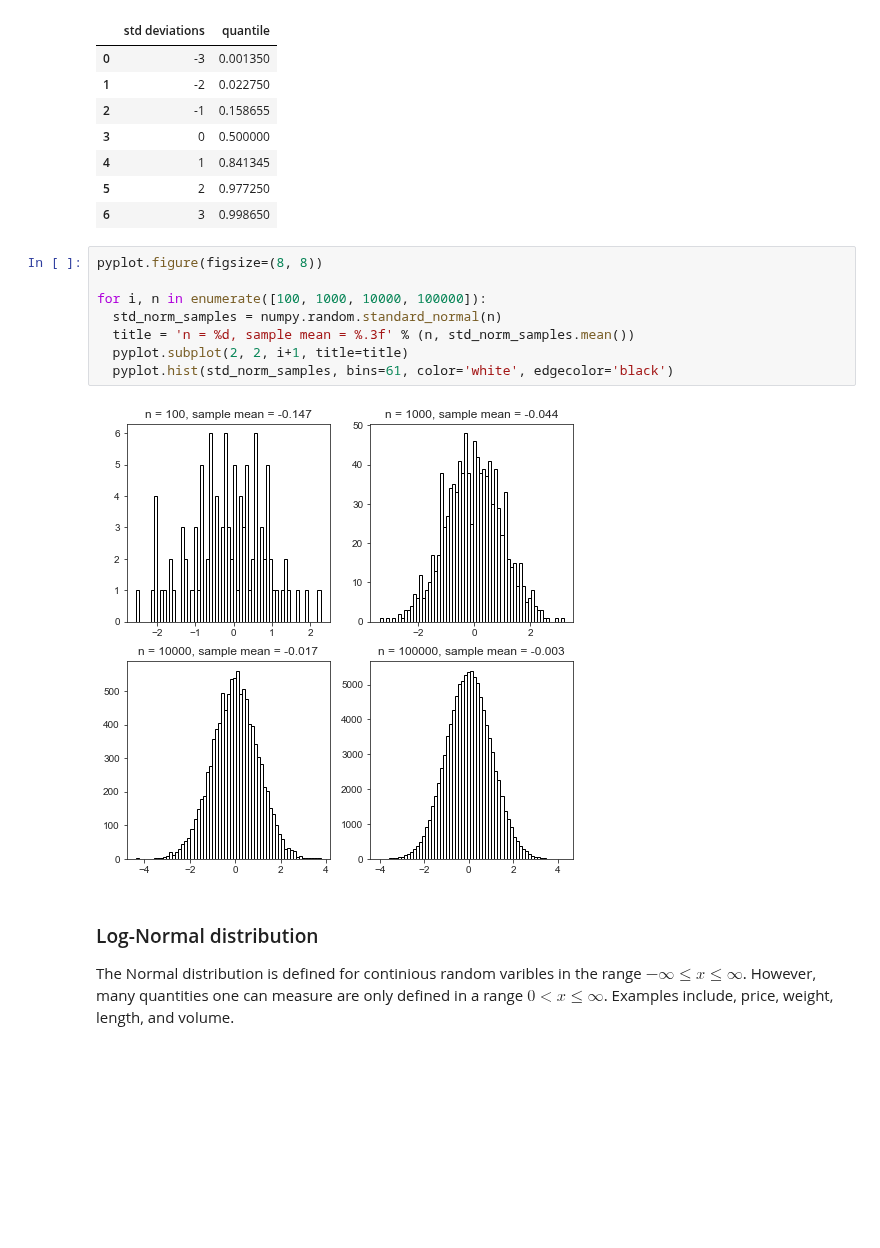
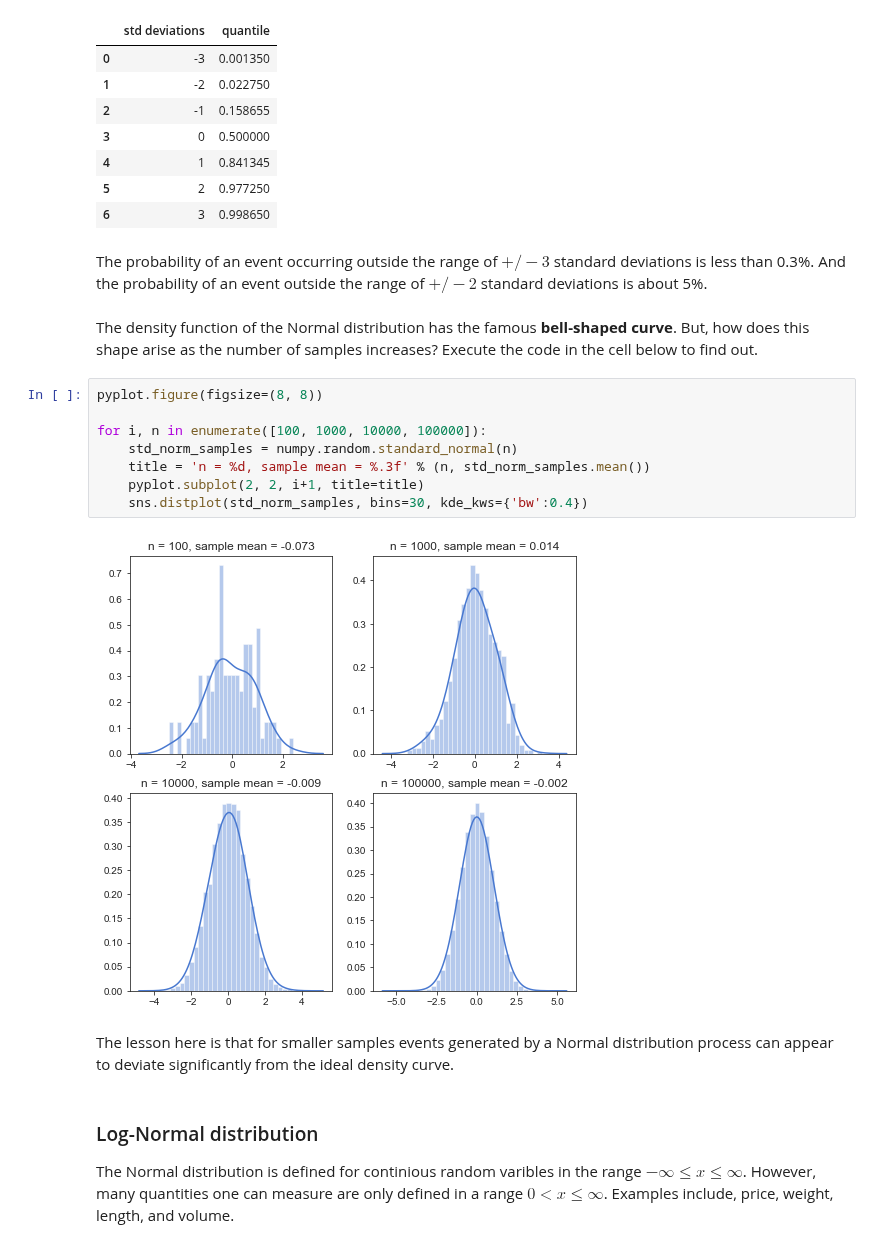
Before and after one commit to StephenElston/DataScience410, a Jupyter notebook: Lecture3/IntroToDistributions.ipynb, the cells around one changed output. Cells and saved outputs as stored; diff of their text form; blank space fills up the shorter version.

Commit message:
Improved code and updated discussion of distributions

```diff
--- a/Lecture3/IntroToDistributions.ipynb
+++ b/Lecture3/IntroToDistributions.ipynb
@@ -400,16 +407,22 @@ pandas.DataFrame({
 | 4 | 1 | 0.841345 |
 | 5 | 2 | 0.977250 |
 | 6 | 3 | 0.998650 |
+# %% [markdown]
+The probability of an event occurring outside the range of $+/- 3$ standard deviations is less than 0.3%. And the probability of an event outside the range of $+/- 2$ standard deviations is about 5%.
+# %% [markdown]
+The density function of the Normal distribution has the famous **bell-shaped curve**. But, how does this shape arise as the number of samples increases? Execute the code in the cell below to find out.
 # %%
 pyplot.figure(figsize=(8, 8))
 
 for i, n in enumerate([100, 1000, 10000, 100000]):
-  std_norm_samples = numpy.random.standard_normal(n)
-  title = 'n = %d, sample mean = %.3f' % (n, std_norm_samples.mean())
-  pyplot.subplot(2, 2, i+1, title=title)
-  pyplot.hist(std_norm_samples, bins=61, color='white', edgecolor='black')
+    std_norm_samples = numpy.random.standard_normal(n)
+    title = 'n = %d, sample mean = %.3f' % (n, std_norm_samples.mean())
+    pyplot.subplot(2, 2, i+1, title=title)
+    sns.distplot(std_norm_samples, bins=30, kde_kws={'bw':0.4})
 # %% [output]
-[figure, old version]
+[figure, new version]
+# %% [markdown]
+The lesson here is that for smaller samples events generated by a Normal distribution process can appear to deviate significantly from the ideal density curve.
 # %% [markdown]
 ### Log-Normal distribution
 
```
Also changed, not shown: parts of 17 cells of this notebook.
